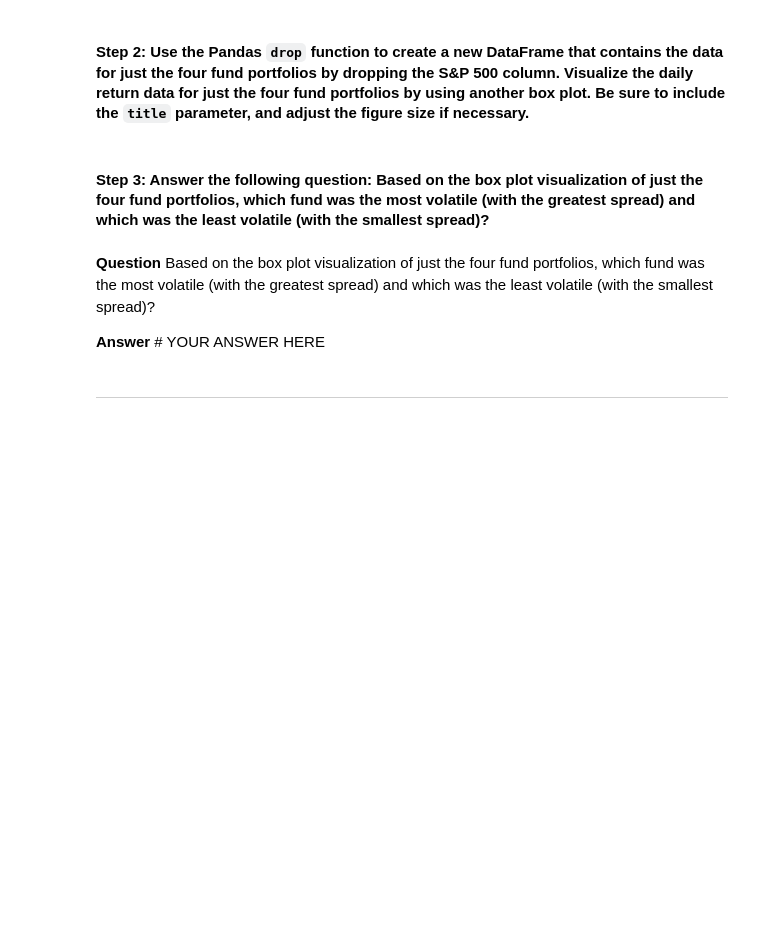
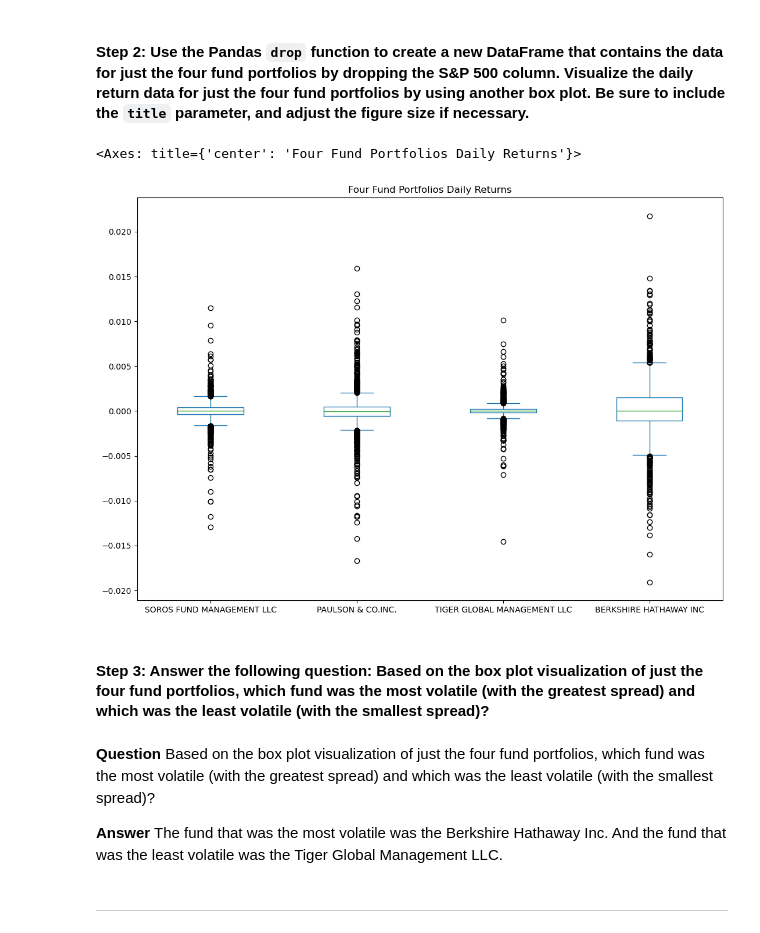
Before and after one commit to AnaFilipaMartelo/Challenge4, a Jupyter notebook: risk_return_analysis.ipynb, the cells around one changed output. Drawn from its saved outputs; the diff is of its cells as text; code cells hidden in the pictures; blank space fills up the shorter version.

```diff
--- a/risk_return_analysis.ipynb
+++ b/risk_return_analysis.ipynb
@@ -216,14 +219,19 @@ Analyze the volatility of each of the four fund portfolios and of the S&P 500 In
 # %%
 # Create a new DataFrame containing only the 4 fund portfolios by dropping the S&P 500 column from the DataFrame
 # Create box plots to reflect the return data for only the 4 fund portfolios
 # Include a title parameter and adjust the figure size
-# YOUR CODE HERE
+whale_navs_returns_drop_sp500 = whale_navs_returns_df.drop(columns=["S&P 500"])
+
+whale_navs_returns_drop_sp500.plot(kind= "box", figsize=(13,9), title="Four Fund Portfolios Daily Returns")
+# %% [output]
+<Axes: title={'center': 'Four Fund Portfolios Daily Returns'}>
+[figure, added]
 # %% [markdown]
 #### Step 3: Answer the following question: Based on the box plot visualization of just the four fund portfolios, which fund was the most volatile (with the greatest spread) and which was the least volatile (with the smallest spread)?
 # %% [markdown]
 **Question** Based on the box plot visualization of just the four fund portfolios, which fund was the most volatile (with the greatest spread) and which was the least volatile (with the smallest spread)?
 
-**Answer** # YOUR ANSWER HERE
+**Answer** The fund that was the most volatile was the Berkshire Hathaway Inc. And the fund that was the least volatile was the Tiger Global Management LLC.
 # %% [markdown]
 ---
 # %% [markdown]
```
Also changed, not shown: parts of 8 cells of this notebook.
